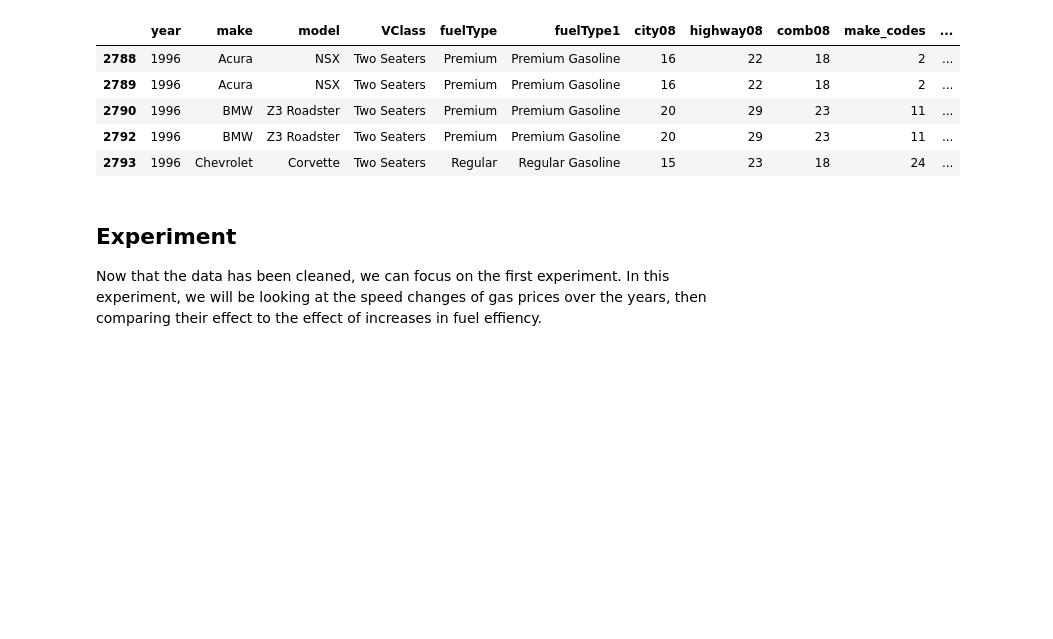
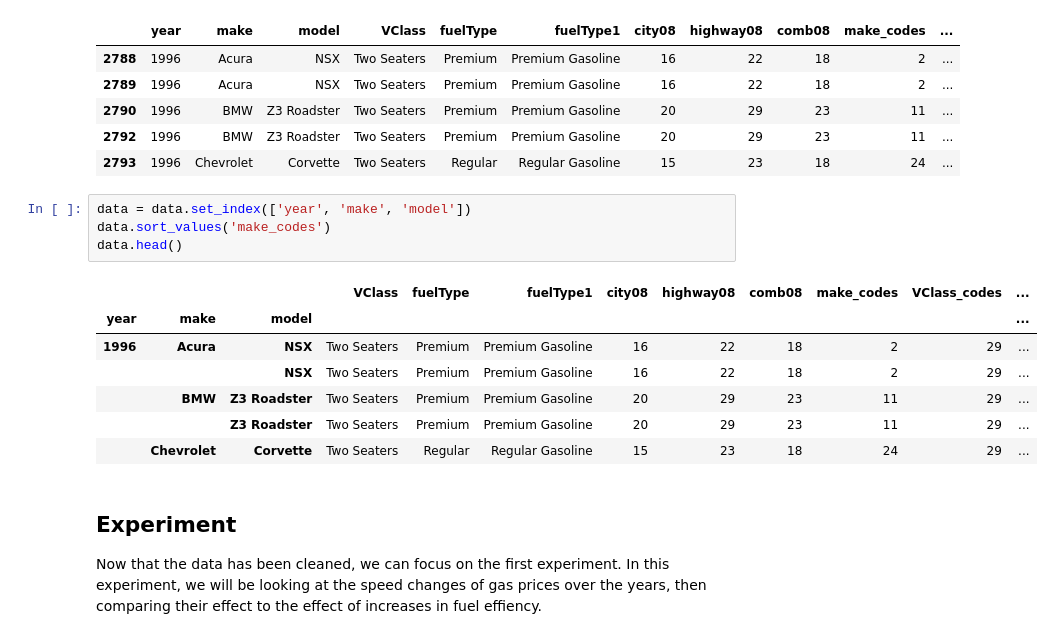
Before and after one commit to 21stBam/Data-Mining-Project, a Jupyter notebook: Baynesian_Regression.ipynb, the cells around one changed output. Drawn from its saved outputs; the diff is of its cells as text; blank space fills up the shorter version.

```diff
--- a/Baynesian_Regression.ipynb
+++ b/Baynesian_Regression.ipynb
@@ -149,6 +149,18 @@ data.head()
 | 2790 | 1996 | BMW | Z3 Roadster | Two Seaters | Premium | Premium Gasoline | 20 | 29 | 23 | 11 | ... |
 | 2792 | 1996 | BMW | Z3 Roadster | Two Seaters | Premium | Premium Gasoline | 20 | 29 | 23 | 11 | ... |
 | 2793 | 1996 | Chevrolet | Corvette | Two Seaters | Regular | Regular Gasoline | 15 | 23 | 18 | 24 | ... |
+# %%
+data = data.set_index(['year', 'make', 'model'])
+data.sort_values('make_codes')
+data.head()
+# %% [output]
+|  |  |  | VClass | fuelType | fuelType1 | city08 | highway08 | comb08 | make_codes | VClass_codes | ... |
+| year | make | model |  |  |  |  |  |  |  |  | ... |
+| 1996 | Acura | NSX | Two Seaters | Premium | Premium Gasoline | 16 | 22 | 18 | 2 | 29 | ... |
+|  |  | NSX | Two Seaters | Premium | Premium Gasoline | 16 | 22 | 18 | 2 | 29 | ... |
+|  | BMW | Z3 Roadster | Two Seaters | Premium | Premium Gasoline | 20 | 29 | 23 | 11 | 29 | ... |
+|  |  | Z3 Roadster | Two Seaters | Premium | Premium Gasoline | 20 | 29 | 23 | 11 | 29 | ... |
+|  | Chevrolet | Corvette | Two Seaters | Regular | Regular Gasoline | 15 | 23 | 18 | 24 | 29 | ... |
 # %% [markdown]
 ## Experiment
 
```
Also changed, not shown: parts of 5 cells of this notebook.
